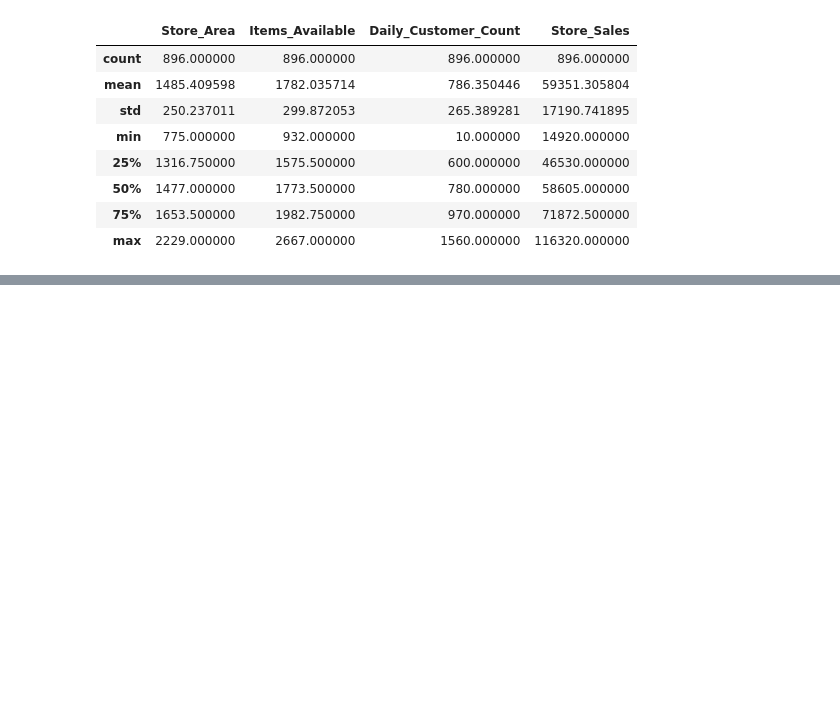
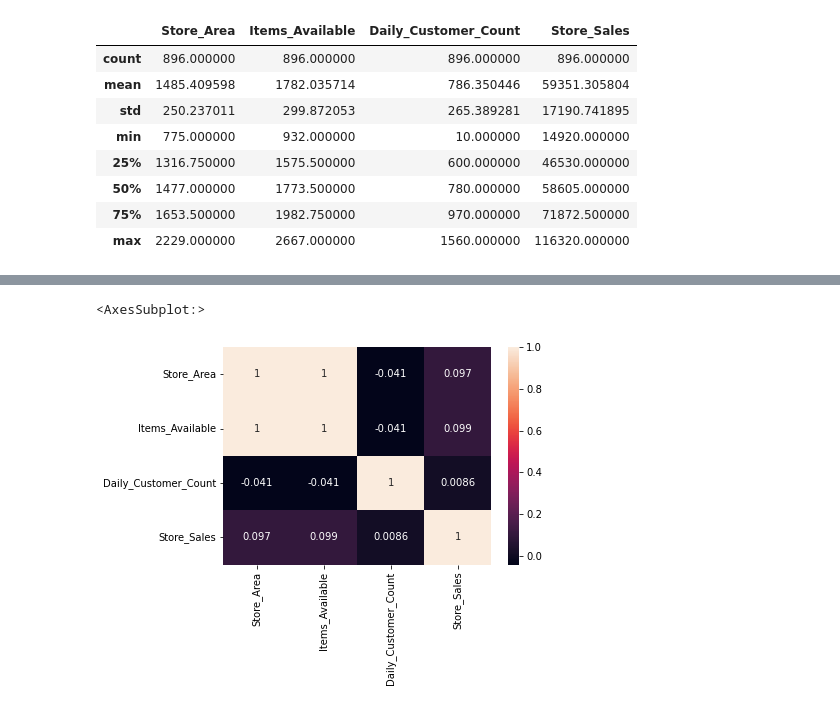
Before and after one commit to Hasnain-iut/Data-Science, a Jupyter notebook: Projects and Contests/Kaggle Supermarket dataset/supermarket analysis.ipynb, the cells around one changed output, grey strips where cells are left out. Drawn from its saved outputs; the diff is of its cells as text; code cells hidden in the pictures; blank space fills up the shorter version.

```diff
--- a/Projects and Contests/Kaggle Supermarket dataset/supermarket analysis.ipynb
+++ b/Projects and Contests/Kaggle Supermarket dataset/supermarket analysis.ipynb
@@ -53,0 +59,5 @@ sns.heatmap(data.corr(), cmap="YlGnBu", annot=True)
+# %%
+sns.heatmap(data.corr(), annot=True)
+# %% [output]
+<AxesSubplot:>
+[figure, added]
```
Also changed, not shown: parts of 9 cells of this notebook, 1 other file.
